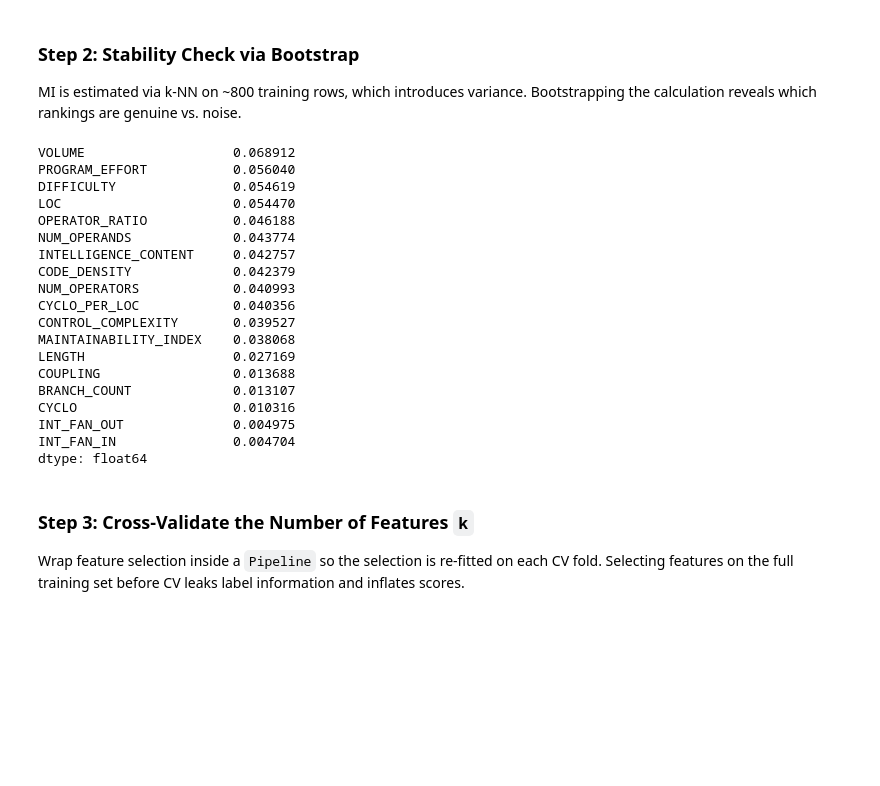
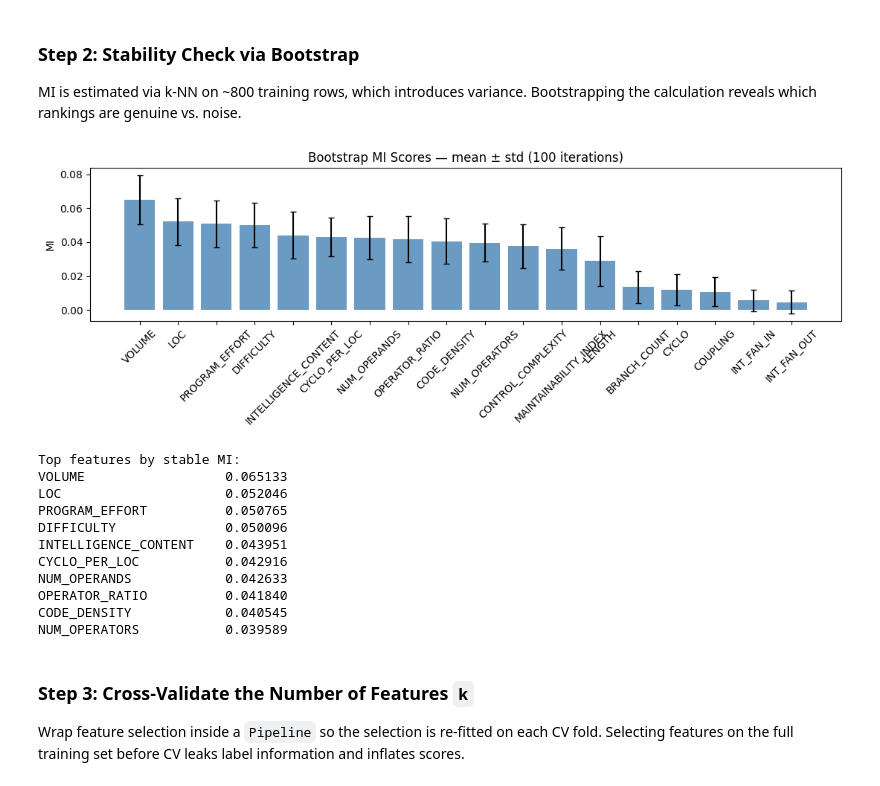
Before and after one commit to SamVanini/Software-defects-data-analysis, a Jupyter notebook: notebooks/data_workflow.ipynb, the cells around one changed output. Drawn from its saved outputs; the diff is of its cells as text; code cells hidden in the pictures; blank space fills up the shorter version.

```diff
--- a/notebooks/data_workflow.ipynb
+++ b/notebooks/data_workflow.ipynb
@@ -2143,31 +2165,36 @@ Bootstrapping the calculation reveals which rankings are genuine vs. noise.
 # %%
 scores = np.zeros((100, X.shape[1]))
 for i in range(100):
     idx = np.random.choice(len(X), len(X), replace=True)
     scores[i] = mutual_info_classif(X.iloc[idx], y.iloc[idx], n_neighbors=10, random_state=i)
 
 stable_mi = pd.Series(scores.mean(axis=0), index=X.columns).sort_values(ascending=False)
-stable_mi
+mi_std    = pd.Series(scores.std(axis=0),  index=X.columns).reindex(stable_mi.index)
+
+fig, ax = plt.subplots(figsize=(11, 4))
+ax.bar(stable_mi.index, stable_mi.values, yerr=mi_std.values, capsize=3, color='steelblue', alpha=0.8)
+ax.set_title('Bootstrap MI Scores — mean ± std (100 iterations)')
+ax.set_ylabel('MI')
+ax.tick_params(axis='x', rotation=45)
+plt.tight_layout()
+plt.savefig(str(Path(output_path).joinpath('mi_bootstrap.png')), bbox_inches='tight')
+plt.show()
+
+print('Top features by stable MI:')
+print(stable_mi.head(10).to_string())
 # %% [output]
+[figure, added]
-VOLUME                   0.068912
-PROGRAM_EFFORT           0.056040
-DIFFICULTY               0.054619
-LOC                      0.054470
-OPERATOR_RATIO           0.046188
-NUM_OPERANDS             0.043774
-INTELLIGENCE_CONTENT     0.042757
-CODE_DENSITY             0.042379
-NUM_OPERATORS            0.040993
-CYCLO_PER_LOC            0.040356
-CONTROL_COMPLEXITY       0.039527
-MAINTAINABILITY_INDEX    0.038068
-LENGTH                   0.027169
-COUPLING                 0.013688
-BRANCH_COUNT             0.013107
-CYCLO                    0.010316
-INT_FAN_OUT              0.004975
-INT_FAN_IN               0.004704
-dtype: float64
+Top features by stable MI:
+VOLUME                  0.065133
+LOC                     0.052046
+PROGRAM_EFFORT          0.050765
+DIFFICULTY              0.050096
+INTELLIGENCE_CONTENT    0.043951
+CYCLO_PER_LOC           0.042916
+NUM_OPERANDS            0.042633
+OPERATOR_RATIO          0.041840
+CODE_DENSITY            0.040545
+NUM_OPERATORS           0.039589
 # %% [markdown]
 ### Step 3: Cross-Validate the Number of Features `k`
 
```
Also changed, not shown: parts of 3 cells of this notebook, 3 other files.
